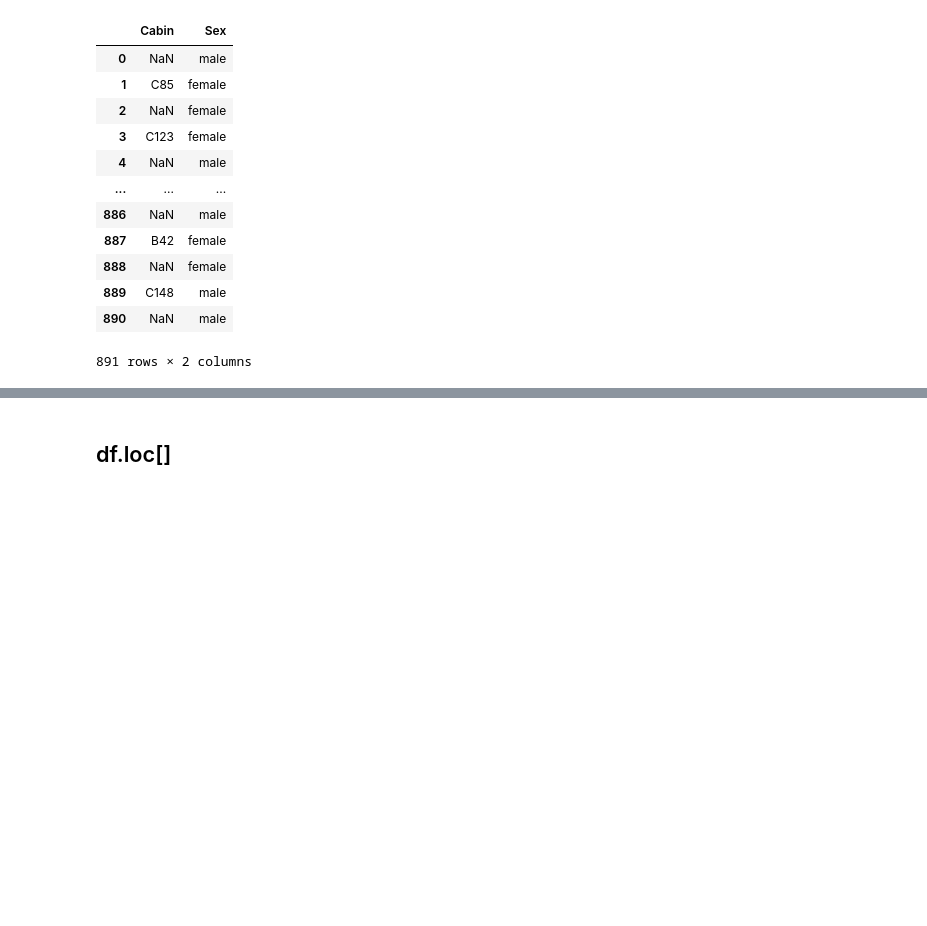
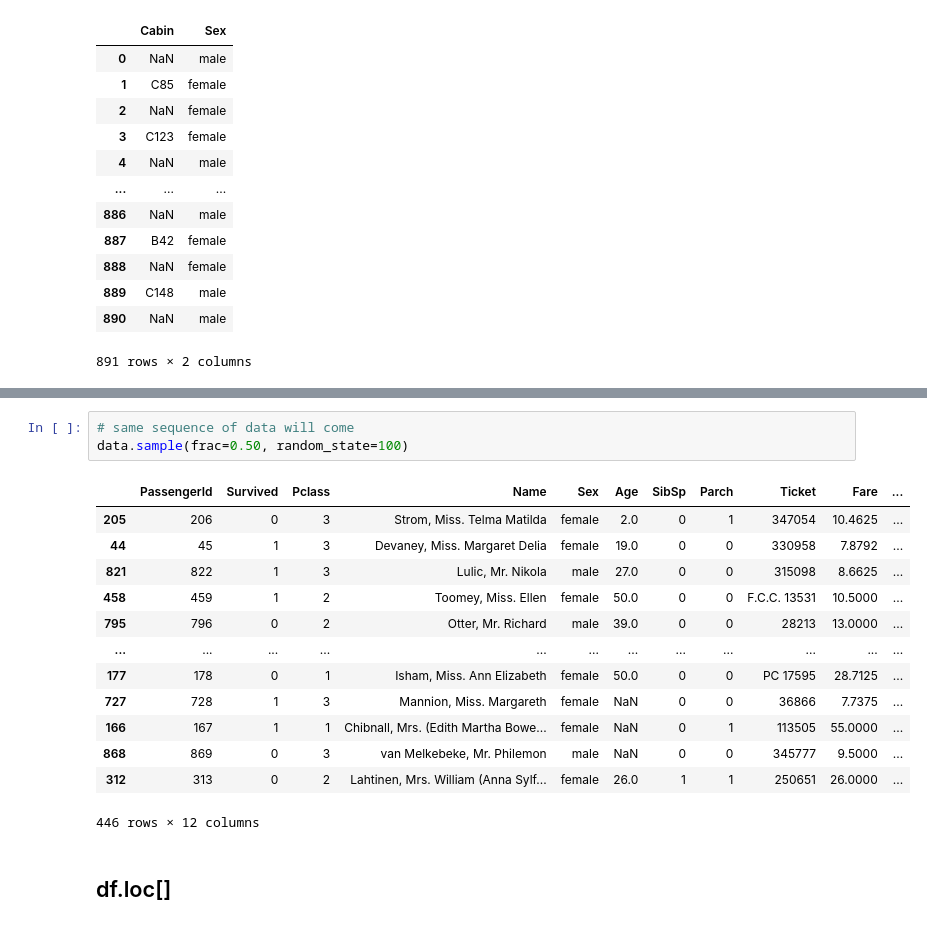
Before and after one commit to aishwarya26K/Data-Science-Track, a Jupyter notebook: 04. Day 04 - Pandas/Pandas.ipynb, the cells around one changed output, grey strips where cells are left out. Cells and saved outputs as stored; diff of their text form; blank space fills up the shorter version.

```diff
--- a/04. Day 04 - Pandas/Pandas.ipynb
+++ b/04. Day 04 - Pandas/Pandas.ipynb
@@ -268,3 +287,20 @@ data[['Cabin','Sex']]
+# %%
+# same sequence of data will come
+data.sample(frac=0.50, random_state=100)
+# %% [output]
+|  | PassengerId | Survived | Pclass | Name | Sex | Age | SibSp | Parch | Ticket | Fare | ... |
+| 205 | 206 | 0 | 3 | Strom, Miss. Telma Matilda | female | 2.0 | 0 | 1 | 347054 | 10.4625 | ... |
+| 44 | 45 | 1 | 3 | Devaney, Miss. Margaret Delia | female | 19.0 | 0 | 0 | 330958 | 7.8792 | ... |
+| 821 | 822 | 1 | 3 | Lulic, Mr. Nikola | male | 27.0 | 0 | 0 | 315098 | 8.6625 | ... |
+| 458 | 459 | 1 | 2 | Toomey, Miss. Ellen | female | 50.0 | 0 | 0 | F.C.C. 13531 | 10.5000 | ... |
+| 795 | 796 | 0 | 2 | Otter, Mr. Richard | male | 39.0 | 0 | 0 | 28213 | 13.0000 | ... |
+| ... | ... | ... | ... | ... | ... | ... | ... | ... | ... | ... | ... |
+| 177 | 178 | 0 | 1 | Isham, Miss. Ann Elizabeth | female | 50.0 | 0 | 0 | PC 17595 | 28.7125 | ... |
+| 727 | 728 | 1 | 3 | Mannion, Miss. Margareth | female | NaN | 0 | 0 | 36866 | 7.7375 | ... |
+| 166 | 167 | 1 | 1 | Chibnall, Mrs. (Edith Martha Bowe... | female | NaN | 0 | 1 | 113505 | 55.0000 | ... |
+| 868 | 869 | 0 | 3 | van Melkebeke, Mr. Philemon | male | NaN | 0 | 0 | 345777 | 9.5000 | ... |
+| 312 | 313 | 0 | 2 | Lahtinen, Mrs. William (Anna Sylf... | female | 26.0 | 1 | 1 | 250651 | 26.0000 | ... |
+446 rows × 12 columns
 # %% [markdown]
 ## df.loc[]
 # %% [markdown]
```
Also changed, not shown: parts of 12 cells of this notebook.
